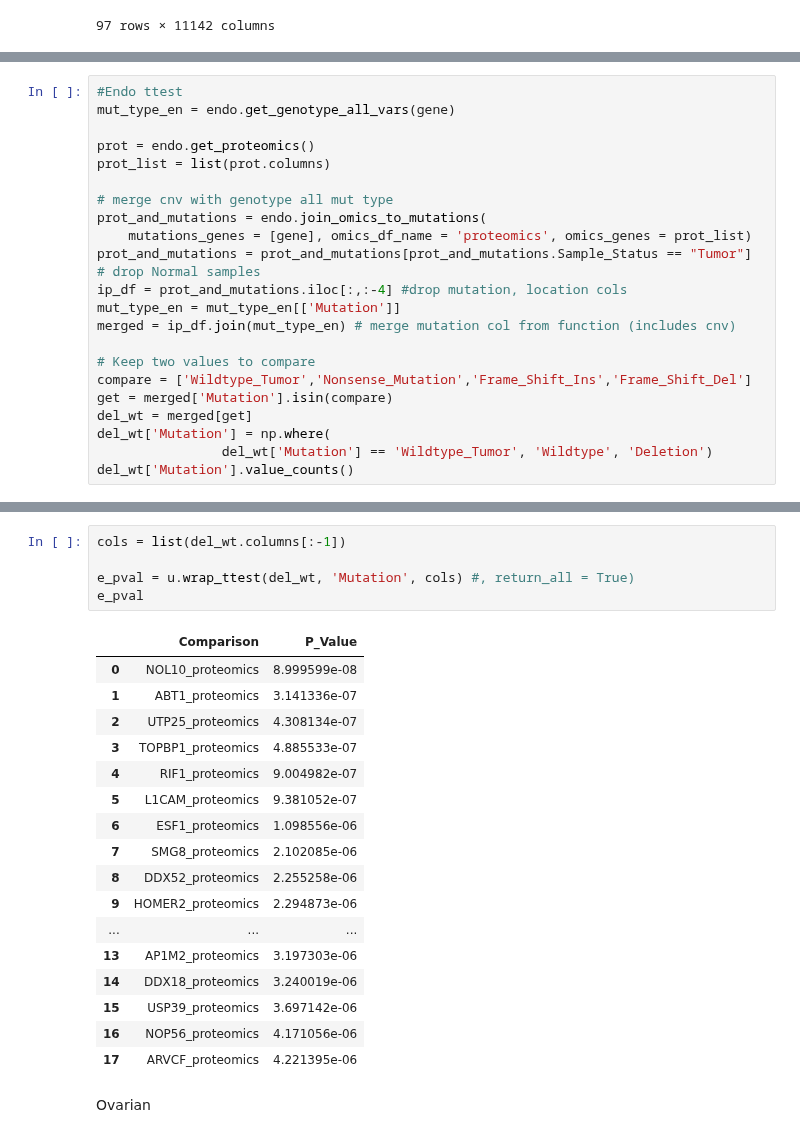
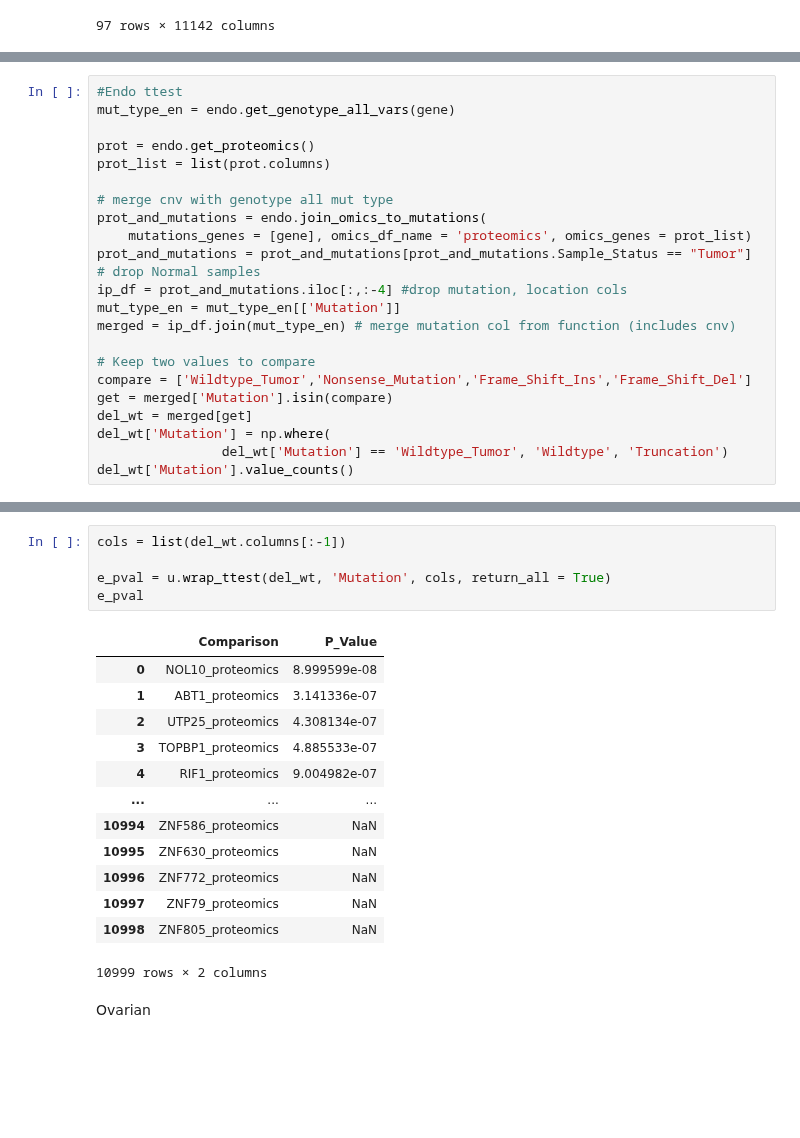
Before and after one commit to PayneLab/WhenMutationsDontMatter, a Jupyter notebook: PTEN/CNV del vs. wt ttests (all proteins).ipynb, the cells around one changed output, grey strips where cells are left out. Saved outputs shown, nothing was run; the diff lists cells and outputs as text; blank space fills up the shorter version.

```diff
--- a/PTEN/CNV del vs. wt ttests (all proteins).ipynb
+++ b/PTEN/CNV del vs. wt ttests (all proteins).ipynb
@@ -103,7 +103,7 @@ compare = ['Wildtype_Tumor','Nonsense_Mutation','Frame_Shift_Ins','Frame_Shift_D
 get = merged['Mutation'].isin(compare)
 del_wt = merged[get]
 del_wt['Mutation'] = np.where(
-                del_wt['Mutation'] == 'Wildtype_Tumor', 'Wildtype', 'Deletion')
+                del_wt['Mutation'] == 'Wildtype_Tumor', 'Wildtype', 'Truncation')
 del_wt['Mutation'].value_counts()
 # %% [output]
 cptac warning: In joining the somatic_mutation table, no mutations were found for the following samples, so they were filled with Wildtype_Tumor or Wildtype_Normal: 20 samples for the PTEN gene (C:\Us ...
@@ -118,26 +118,22 @@ Name: Mutation, dtype: int64
 # %%
 cols = list(del_wt.columns[:-1])
 
-e_pval = u.wrap_ttest(del_wt, 'Mutation', cols) #, return_all = True)
+e_pval = u.wrap_ttest(del_wt, 'Mutation', cols, return_all = True)
 e_pval
 # %% [output]
 |  | Comparison | P_Value |
 | 0 | NOL10_proteomics | 8.999599e-08 |
 | 1 | ABT1_proteomics | 3.141336e-07 |
 | 2 | UTP25_proteomics | 4.308134e-07 |
 | 3 | TOPBP1_proteomics | 4.885533e-07 |
 | 4 | RIF1_proteomics | 9.004982e-07 |
-| 5 | L1CAM_proteomics | 9.381052e-07 |
-| 6 | ESF1_proteomics | 1.098556e-06 |
-| 7 | SMG8_proteomics | 2.102085e-06 |
-| 8 | DDX52_proteomics | 2.255258e-06 |
-| 9 | HOMER2_proteomics | 2.294873e-06 |
 | ... | ... | ... |
-| 13 | AP1M2_proteomics | 3.197303e-06 |
-| 14 | DDX18_proteomics | 3.240019e-06 |
-| 15 | USP39_proteomics | 3.697142e-06 |
-| 16 | NOP56_proteomics | 4.171056e-06 |
-| 17 | ARVCF_proteomics | 4.221395e-06 |
+| 10994 | ZNF586_proteomics | NaN |
+| 10995 | ZNF630_proteomics | NaN |
+| 10996 | ZNF772_proteomics | NaN |
+| 10997 | ZNF79_proteomics | NaN |
+| 10998 | ZNF805_proteomics | NaN |
+10999 rows × 2 columns
 # %% [markdown]
 Ovarian
 # %%
```
Also changed, not shown: parts of 12 cells of this notebook, 1 other file.
